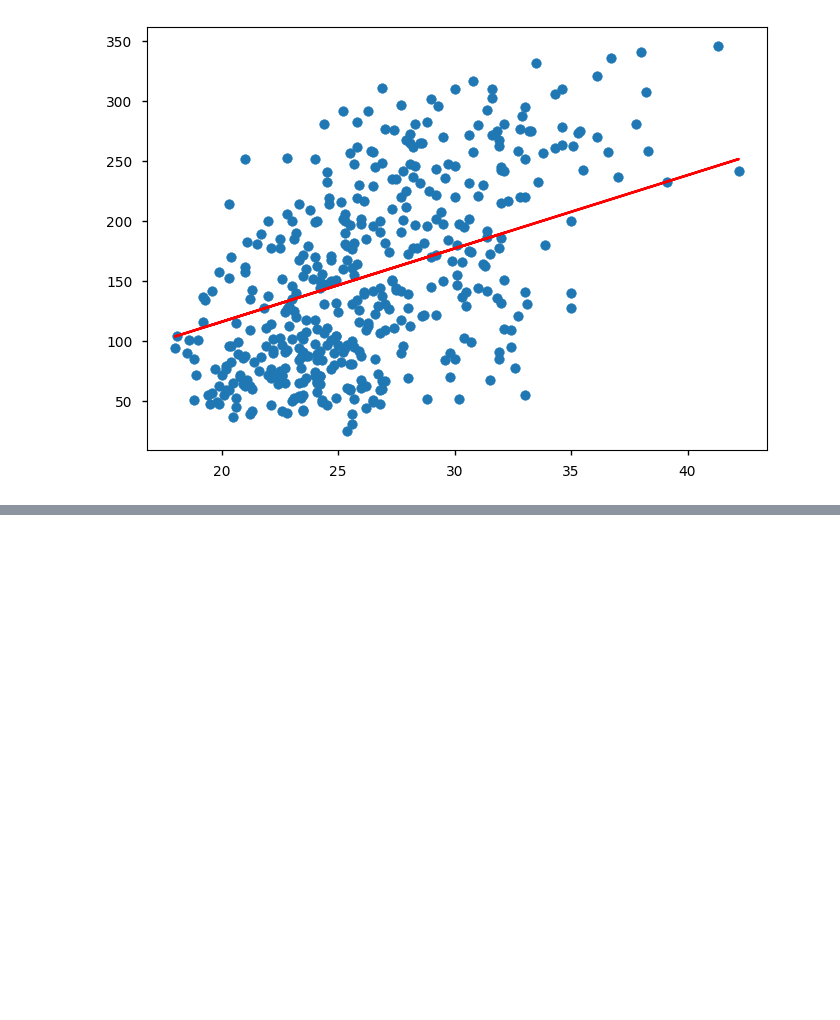
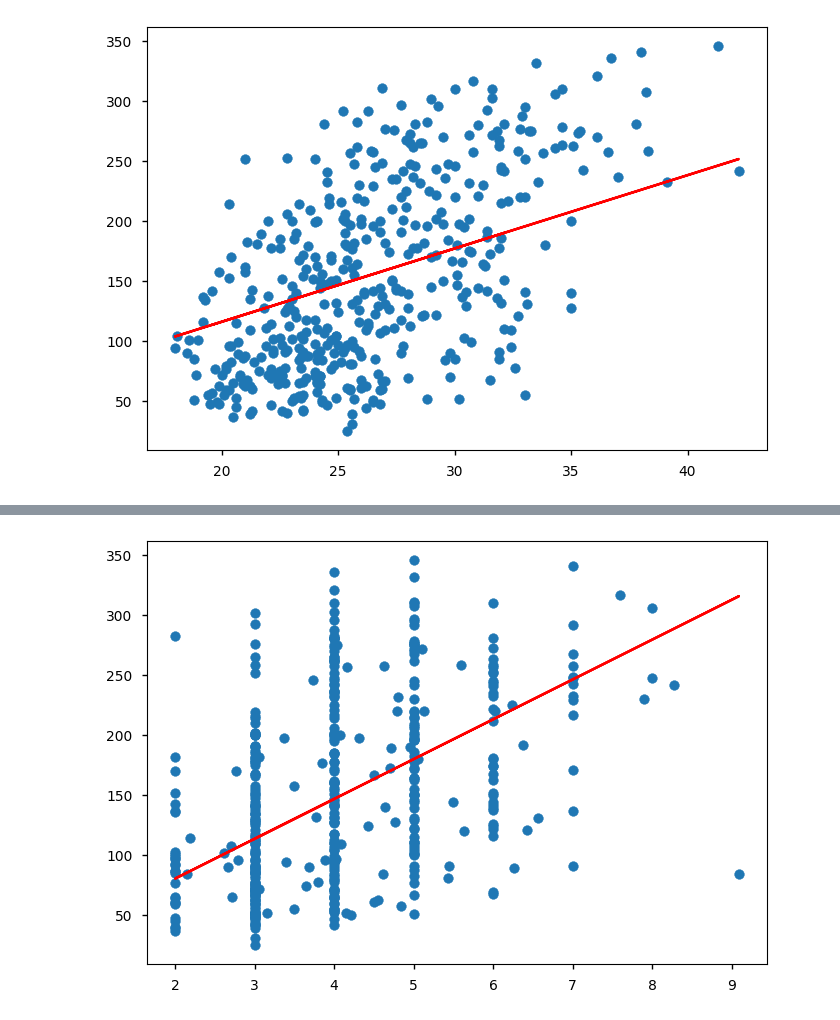
Before and after one commit to punitarani/MAT-494, a Jupyter notebook: 2.4 Maximum Likelihood Estimation.ipynb, the cells around one changed output, grey strips where cells are left out. Cells and saved outputs as stored; diff of their text form; code cells hidden in the pictures; blank space fills up the shorter version.

```diff
--- a/2.4 Maximum Likelihood Estimation.ipynb
+++ b/2.4 Maximum Likelihood Estimation.ipynb
@@ -171,0 +196,12 @@ plt.show()
+# %%
+s4_m, s4_b = gd_lr(dbdf["s4"], db_target, 10000, 0.0001)
+s4_t_est = s4_m * dbdf["s4"] + s4_b
+# %%
+s4_fig = plt.subplots()
+
+plt.scatter(dbdf["s4"], db_target.values)
+plt.plot(dbdf["s4"], s4_t_est, color="r")
+
+plt.show()
+# %% [output]
+[figure, added]
```
Also changed, not shown: parts of 6 cells of this notebook.
